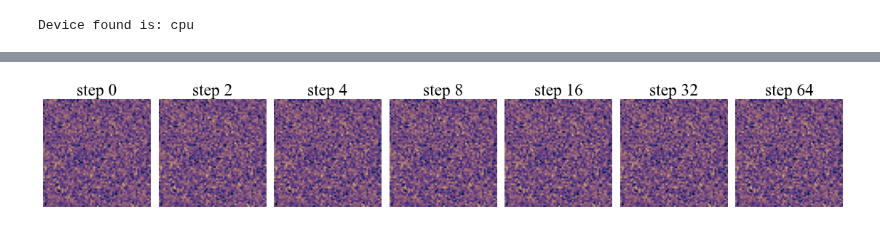
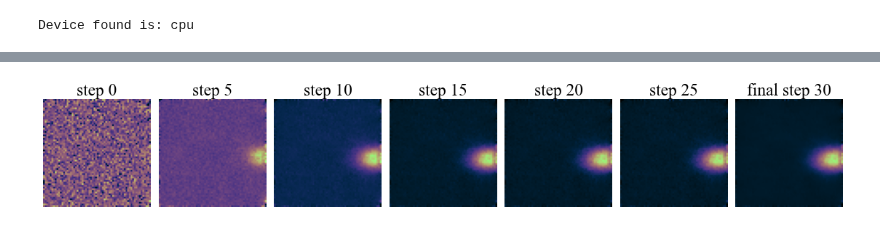
Before and after one commit to SampsonML/score_network_jax, a Jupyter notebook: diffusion_jax_HSC.ipynb, the cells around one changed output, grey strips where cells are left out. Saved outputs shown, nothing was run; the diff lists cells and outputs as text; code cells hidden in the pictures.

Commit message:
fixed Langevin sampling

```diff
--- a/diffusion_jax_HSC.ipynb
+++ b/diffusion_jax_HSC.ipynb
@@ -633,32 +643,48 @@ def anneal_Langevin_dynamics(x_mod, scorenet, params, sigmas, rng, n_steps_each=
 # ---------------- #
 # testing sampling #
 # ---------------- #
-samples = data_jax[key_seq]
-gaussian_noise = jax.random.normal(key_seq, shape=samples.shape)
+n_samples      = 1                               # number of samples to generate
+sample_steps   = 30                              # number of steps to take at each noise level
+shape_array    = jnp.array(range(0, n_samples))  # run Langevin dynamics on a single sample
+data_shape     = data_jax[shape_array]           # get the data shape for starting image
+gaussian_noise = jax.random.normal(key_seq, shape=data_shape.shape)
+
+# run the Langevin sampler
 images, scores = anneal_Langevin_dynamics(  gaussian_noise,
                                             model,
                                             params,
                                             sigmas,
                                             key_seq,
-                                            n_steps_each=64,
+                                            n_steps_each=sample_steps,
                                             denoise=True  )
 # %%
+# ------------------------------------------- #
+# plot sample evolution with generation steps #
+# ------------------------------------------- #
+# NOTE: for single sample data, easy to adjust if running multiple samples
+
 images_array = np.array(images)
 col_map = cmr.lilac
 fig , ax = plt.subplots(2,5,figsize=(16, 7), facecolor='white',dpi = 70)
 plt_idx = int( len(images_array) / 10 )
 n_panels = 7
-step_array = [0, 2, 4, 8, 16, 32, 64]
+step_array =  range(0, sample_steps, int(sample_steps / (n_panels - 1)) )
 for i in range(n_panels):
     plt.subplots_adjust(wspace=0.05, hspace=0.05)
     plt.subplot(1,n_panels,i + 1)
-    step = step_array[i] * 10
-    name = 'step ' + str(int( step / 10 ))
-    plt.title(name, fontsize = 24)
-    plt.imshow(images_array[step][0], cmap=col_map)
-    plt.axis('off')
+    if (i < n_panels - 1):
+        step = step_array[i] * num_scales # note num_scales factor is for the number of noise levels
+        name = 'step ' + str(int( step / num_scales ))
+        plt.title(name, fontsize = 24)
+        plt.imshow(images_array[step], cmap=col_map)
+        plt.axis('off')
+    else:
+        name = 'final step ' + str(int( sample_steps ))
+        plt.title(name, fontsize = 24)
+        plt.imshow(images_array[-1], cmap=col_map)
+        plt.axis('off')
 plt.tight_layout()
-plt.savefig('langevin_evolution_panel7.png',facecolor='white',dpi=300)
+plt.savefig('langevin_sampling_panels.png',facecolor='white',dpi=300)
 plt.show()
 # %% [output]
-[figure, old version]
+[figure, new version]
```
Also changed, not shown: parts of 8 cells of this notebook, 1 other file.
